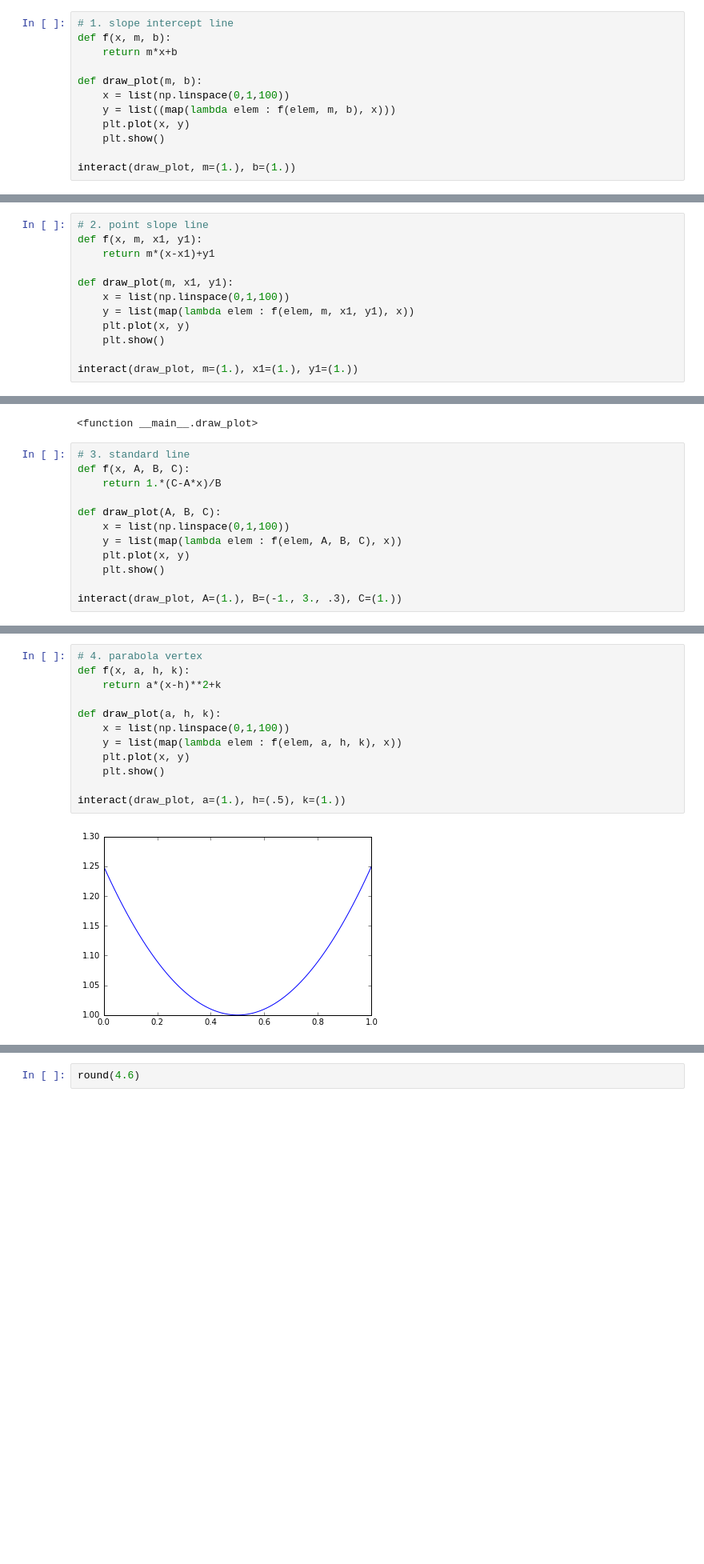
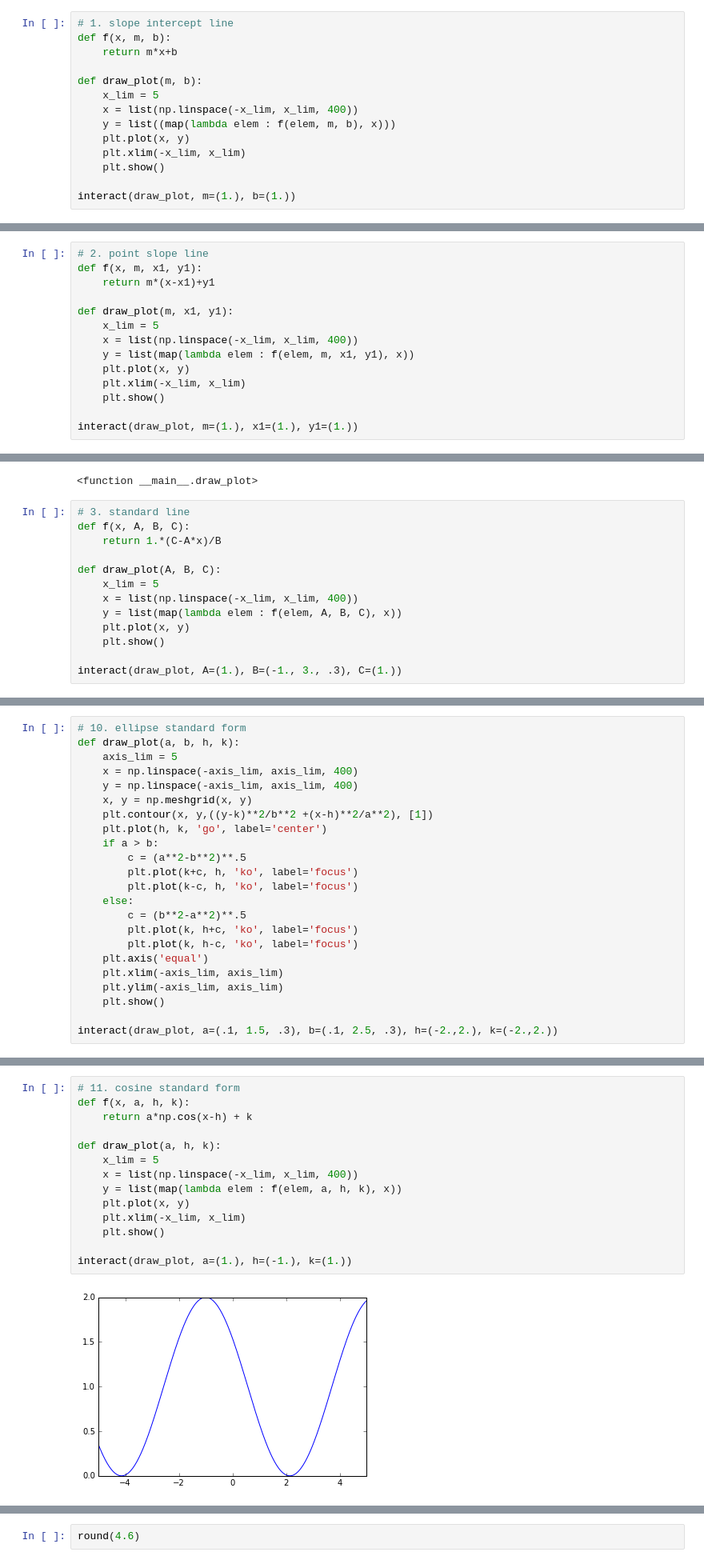
Before and after one commit to alexrisman/graphing_notebooks, a Jupyter notebook: graphing_examples.ipynb, the cells around one changed output, grey strips where cells are left out. Shown at 80% size. Cells and saved outputs as stored; diff of their text form; blank space fills up the shorter version.

```diff
--- a/graphing_examples.ipynb
+++ b/graphing_examples.ipynb
@@ -11,9 +12,11 @@ def f(x, m, b):
     return m*x+b
 
 def draw_plot(m, b):
-    x = list(np.linspace(0,1,100))
+    x_lim = 5
+    x = list(np.linspace(-x_lim, x_lim, 400))
     y = list((map(lambda elem : f(elem, m, b), x)))
     plt.plot(x, y)
+    plt.xlim(-x_lim, x_lim)
     plt.show()
 
 interact(draw_plot, m=(1.), b=(1.))
@@ -27,9 +28,11 @@ def f(x, m, x1, y1):
     return m*(x-x1)+y1
 
 def draw_plot(m, x1, y1):
-    x = list(np.linspace(0,1,100))
+    x_lim = 5
+    x = list(np.linspace(-x_lim, x_lim, 400))
     y = list(map(lambda elem : f(elem, m, x1, y1), x))
     plt.plot(x, y)
+    plt.xlim(-x_lim, x_lim)
     plt.show()
 
 interact(draw_plot, m=(1.), x1=(1.), y1=(1.))
@@ -42,7 +45,8 @@ def f(x, A, B, C):
     return 1.*(C-A*x)/B
 
 def draw_plot(A, B, C):
-    x = list(np.linspace(0,1,100))
+    x_lim = 5
+    x = list(np.linspace(-x_lim, x_lim, 400))
     y = list(map(lambda elem : f(elem, A, B, C), x))
     plt.plot(x, y)
     plt.show()
@@ -52,0 +196,23 @@ interact(draw_plot, A=(1.), B=(-1., 3., .3), C=(1.))
+# %%
+# 10. ellipse standard form
+def draw_plot(a, b, h, k):
+    axis_lim = 5
+    x = np.linspace(-axis_lim, axis_lim, 400)
+    y = np.linspace(-axis_lim, axis_lim, 400)
+    x, y = np.meshgrid(x, y)
+    plt.contour(x, y,((y-k)**2/b**2 +(x-h)**2/a**2), [1])
+    plt.plot(h, k, 'go', label='center')
+    if a > b:
+        c = (a**2-b**2)**.5
+        plt.plot(k+c, h, 'ko', label='focus')
+        plt.plot(k-c, h, 'ko', label='focus')
+    else:
+        c = (b**2-a**2)**.5
+        plt.plot(k, h+c, 'ko', label='focus')
+        plt.plot(k, h-c, 'ko', label='focus')
+    plt.axis('equal')
+    plt.xlim(-axis_lim, axis_lim)
+    plt.ylim(-axis_lim, axis_lim)
+    plt.show()
+
+interact(draw_plot, a=(.1, 1.5, .3), b=(.1, 2.5, .3), h=(-2.,2.), k=(-2.,2.))
@@ -53,16 +222,18 @@ interact(draw_plot, A=(1.), B=(-1., 3., .3), C=(1.))
 # %%
-# 4. parabola vertex
+# 11. cosine standard form
 def f(x, a, h, k):
-    return a*(x-h)**2+k
+    return a*np.cos(x-h) + k
 
 def draw_plot(a, h, k):
-    x = list(np.linspace(0,1,100))
+    x_lim = 5
+    x = list(np.linspace(-x_lim, x_lim, 400))
     y = list(map(lambda elem : f(elem, a, h, k), x))
     plt.plot(x, y)
+    plt.xlim(-x_lim, x_lim)
     plt.show()
 
-interact(draw_plot, a=(1.), h=(.5), k=(1.))
+interact(draw_plot, a=(1.), h=(-1.), k=(1.))
 # %% [output]
-[figure, old version]
+[figure, new version]
 <function __main__.draw_plot>
 # %%
```
Also changed, not shown: parts of 18 cells of this notebook.
